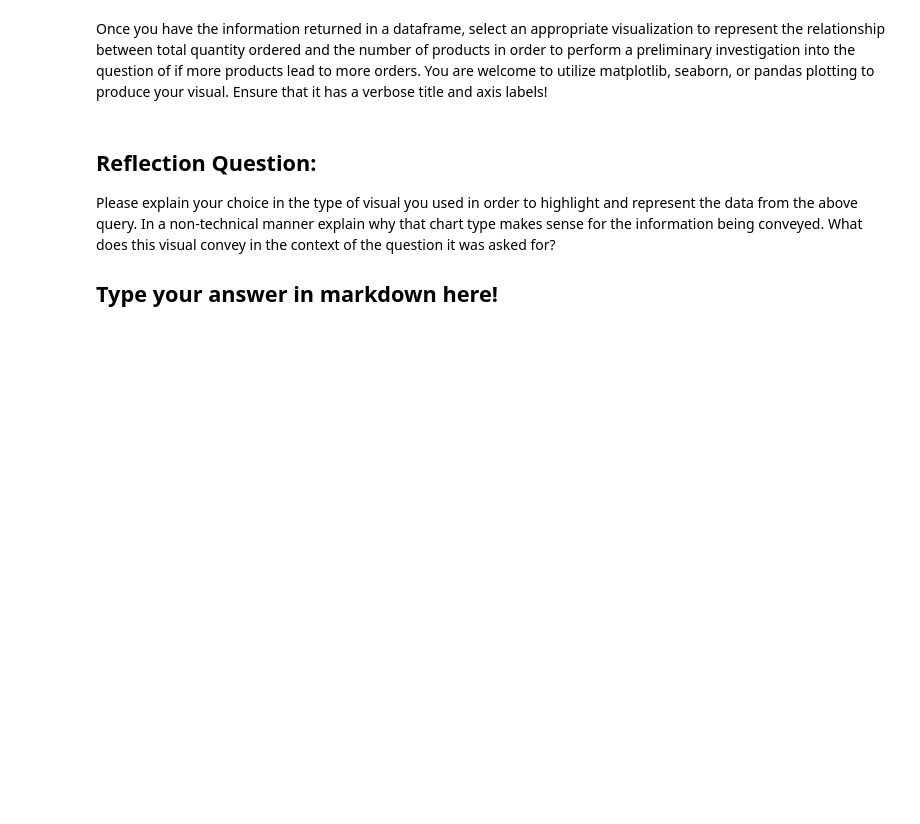
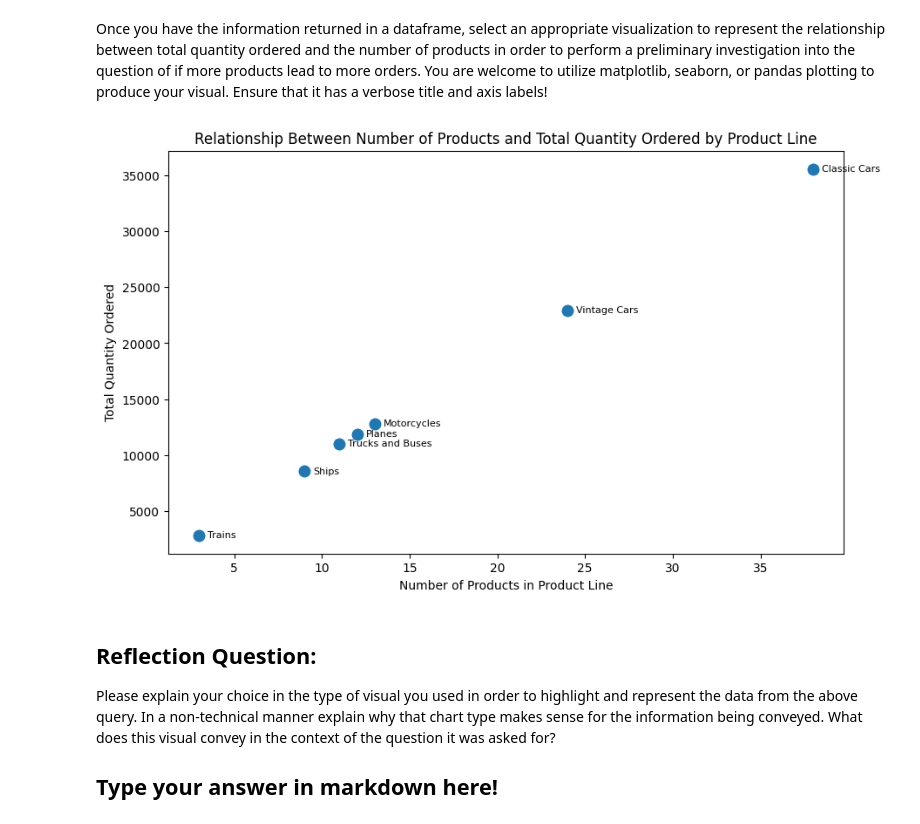
Before and after one commit to drivernf/dsc-sql-summative-lab, a Jupyter notebook: SQLSummativeLab.ipynb, the cells around one changed output. Saved outputs shown, nothing was run; the diff lists cells and outputs as text; code cells hidden in the pictures; blank space fills up the shorter version.

Commit message:
Product line analysis

```diff
--- a/SQLSummativeLab.ipynb
+++ b/SQLSummativeLab.ipynb
@@ -296,0 +294,14 @@ None
+# %%
+# Replace None with your code
+product_line_analysis = pd.read_sql_query("""
+    SELECT p.productLine,
+           COUNT(DISTINCT p.productCode) AS total_products,
+           COALESCE(SUM(CAST(od.quantityOrdered AS INTEGER)), 0) AS total_quantity_ordered
+    FROM products p
+    LEFT JOIN orderdetails od
+        ON p.productCode = od.productCode
+    GROUP BY p.productLine
+    ORDER BY total_quantity_ordered DESC
+""", conn)
+
+product_line_analysis
@@ -303,3 +319,26 @@ None
+# %%
+# Replace None with your visual code
+# Produce a visual to represent the the relation between number of products and the total amount ordered
+plt.figure(figsize=(10, 6))
+sns.scatterplot(
+    data=product_line_analysis,
+    x='total_products',
+    y='total_quantity_ordered',
+    s=120
+)
+for _, row in product_line_analysis.iterrows():
+    plt.text(
+        row['total_products'] + 0.5,
+        row['total_quantity_ordered'] - 200.0,
+        row['productLine'],
+        fontsize=8
+    )
+plt.title('Relationship Between Number of Products and Total Quantity Ordered by Product Line')
+plt.xlabel('Number of Products in Product Line')
+plt.ylabel('Total Quantity Ordered')
+plt.show()
+# %% [output]
+[figure, added]
 # %% [markdown]
 ## Reflection Question:
 
```
Also changed, not shown: parts of 3 cells of this notebook.
